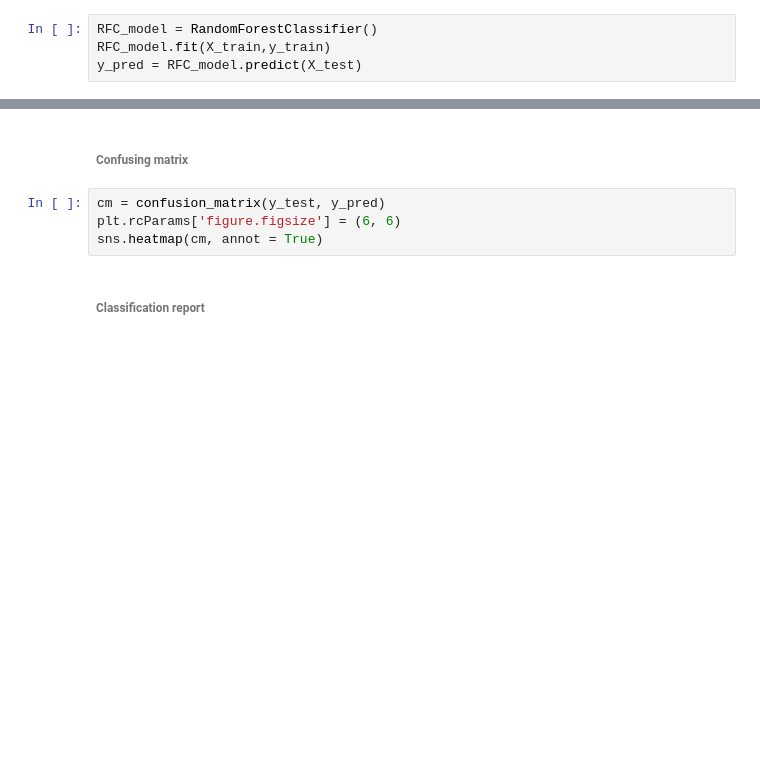
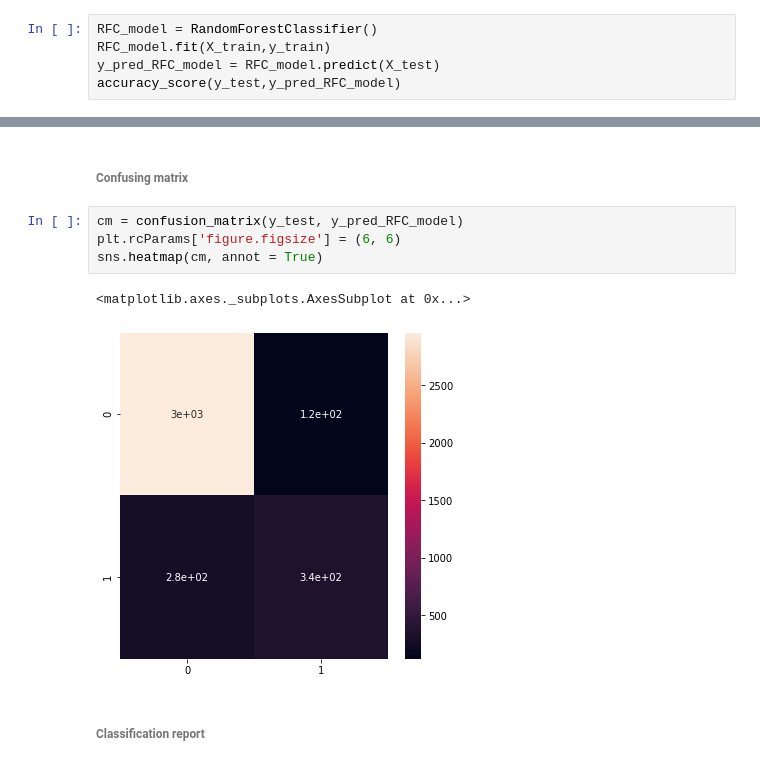
Before and after one commit to SepidehMohammadi/Capstone_python, a Jupyter notebook: Online Shoppers Purchasing Intention.ipynb, the cells around one changed output, grey strips where cells are left out. Saved outputs shown, nothing was run; the diff lists cells and outputs as text; blank space fills up the shorter version.

```diff
--- a/Online Shoppers Purchasing Intention.ipynb
+++ b/Online Shoppers Purchasing Intention.ipynb
@@ -795,4 +858,5 @@ X_test = sc_X.transform(X_test)"""
 # %%
 RFC_model = RandomForestClassifier()
 RFC_model.fit(X_train,y_train)
-y_pred = RFC_model.predict(X_test)
+y_pred_RFC_model = RFC_model.predict(X_test)
+accuracy_score(y_test,y_pred_RFC_model)
@@ -804,9 +877,12 @@ print("Testing Accuracy:", RFC_model.score(X_test, y_test))
 # %% [markdown]
 ###### Confusing matrix
 # %%
-cm = confusion_matrix(y_test, y_pred)
+cm = confusion_matrix(y_test, y_pred_RFC_model)
 plt.rcParams['figure.figsize'] = (6, 6)
 sns.heatmap(cm, annot = True)
+# %% [output]
+<matplotlib.axes._subplots.AxesSubplot at 0x...>
+[figure, added]
 # %% [markdown]
 ###### Classification report
 # %%
```
Also changed, not shown: parts of 21 cells of this notebook, 2 other files.
